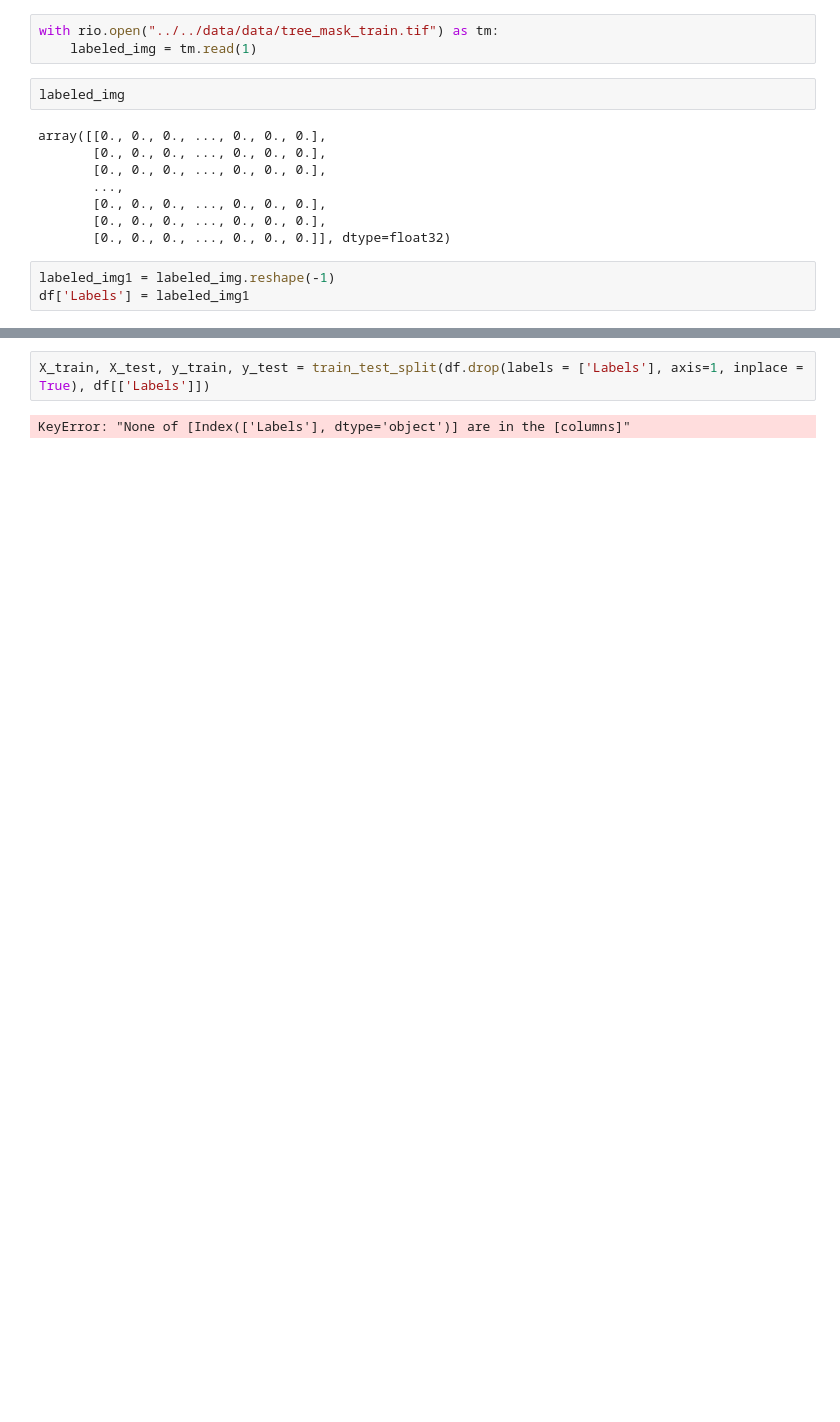
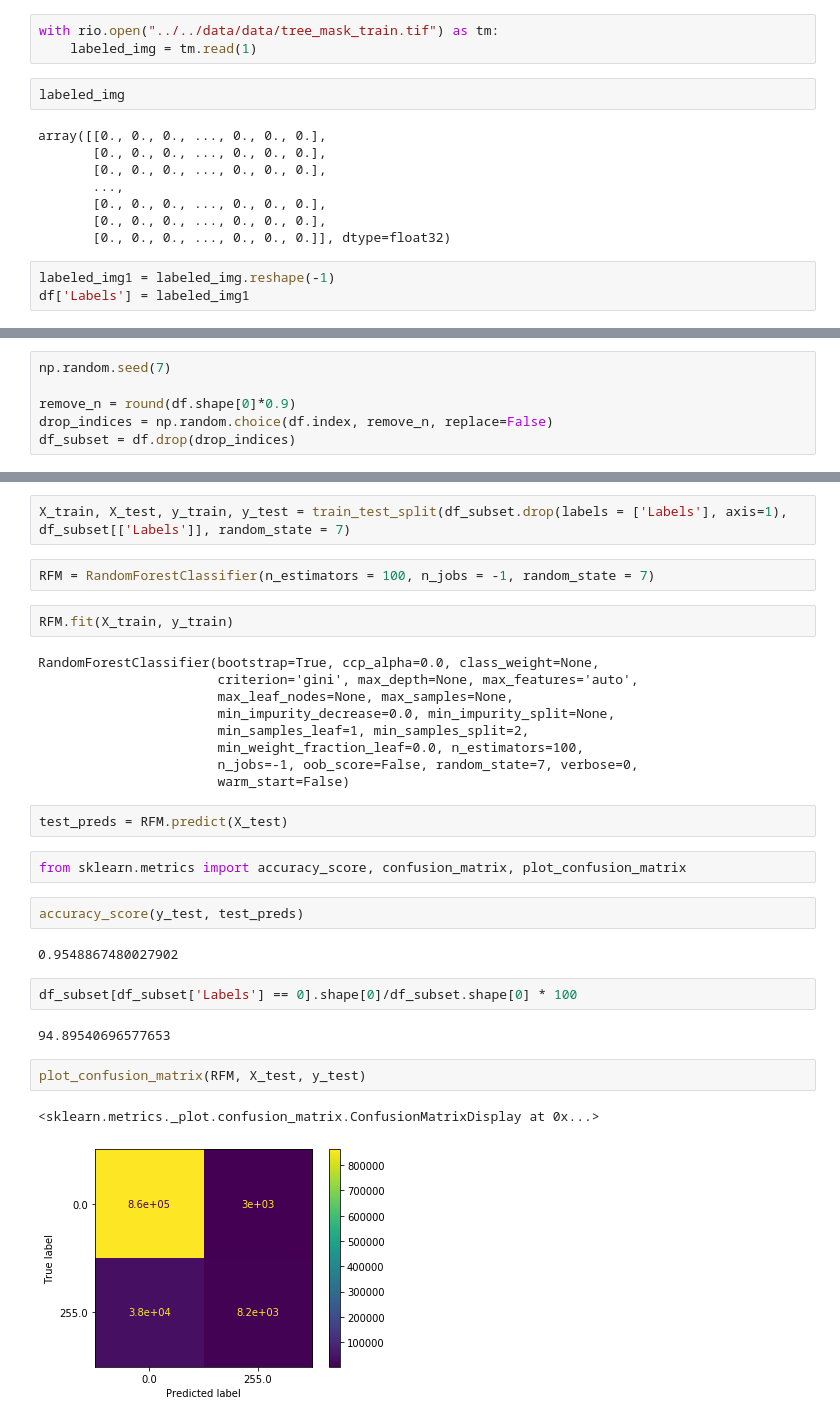
Before and after one commit to wvsharber/EV_tree_challenge, a Jupyter notebook: notebooks/exploratory/Modeling_notebook.ipynb, the cells around one changed output, grey strips where cells are left out. Saved outputs shown, nothing was run; the diff lists cells and outputs as text; blank space fills up the shorter version.

Commit message:
construct random forest model

```diff
--- a/notebooks/exploratory/Modeling_notebook.ipynb
+++ b/notebooks/exploratory/Modeling_notebook.ipynb
@@ -181,0 +181,6 @@ Index(['original_imgB', 'original_imgG', 'original_imgR', 'Gabor_B1',
+# %%
+np.random.seed(7)
+
+remove_n = round(df.shape[0]*0.9)
+drop_indices = np.random.choice(df.index, remove_n, replace=False)
+df_subset = df.drop(drop_indices)
@@ -182,4 +193,32 @@ Index(['original_imgB', 'original_imgG', 'original_imgR', 'Gabor_B1',
 # %%
-X_train, X_test, y_train, y_test = train_test_split(df.drop(labels = ['Labels'], axis=1, inplace = True), df[['Labels']])
+X_train, X_test, y_train, y_test = train_test_split(df_subset.drop(labels = ['Labels'], axis=1), df_subset[['Labels']], random_state = 7)
-# %% [output]
-KeyError: "None of [Index(['Labels'], dtype='object')] are in the [columns]"
+# %%
+RFM = RandomForestClassifier(n_estimators = 100, n_jobs = -1, random_state = 7)
+# %%
+RFM.fit(X_train, y_train)
+# %% [output]
+RandomForestClassifier(bootstrap=True, ccp_alpha=0.0, class_weight=None,
+                       criterion='gini', max_depth=None, max_features='auto',
+                       max_leaf_nodes=None, max_samples=None,
+                       min_impurity_decrease=0.0, min_impurity_split=None,
+                       min_samples_leaf=1, min_samples_split=2,
+                       min_weight_fraction_leaf=0.0, n_estimators=100,
+                       n_jobs=-1, oob_score=False, random_state=7, verbose=0,
+                       warm_start=False)
+# %%
+test_preds = RFM.predict(X_test)
+# %%
+from sklearn.metrics import accuracy_score, confusion_matrix, plot_confusion_matrix
+# %%
+accuracy_score(y_test, test_preds)
+# %% [output]
+0.9548867480027902
+# %%
+df_subset[df_subset['Labels'] == 0].shape[0]/df_subset.shape[0] * 100
+# %% [output]
+94.89540696577653
+# %%
+plot_confusion_matrix(RFM, X_test, y_test)
+# %% [output]
+<sklearn.metrics._plot.confusion_matrix.ConfusionMatrixDisplay at 0x...>
+[figure, added]
```
Also changed, not shown: parts of 15 cells of this notebook, 1 other file.
